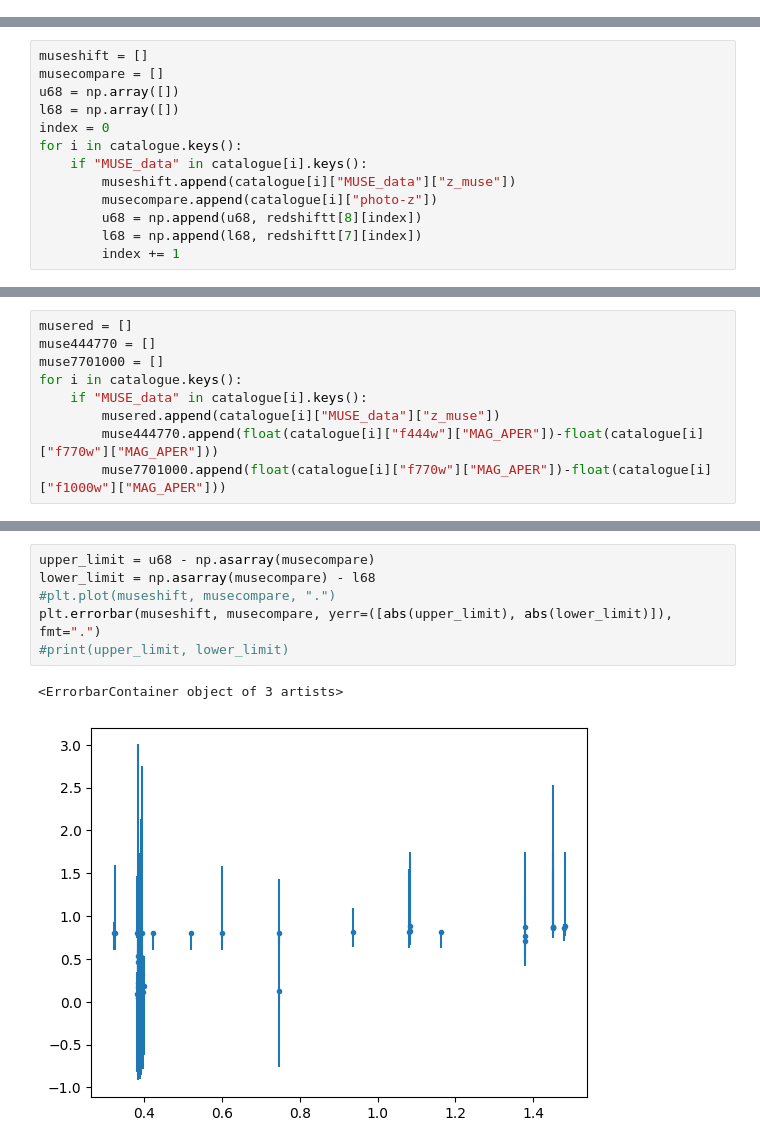
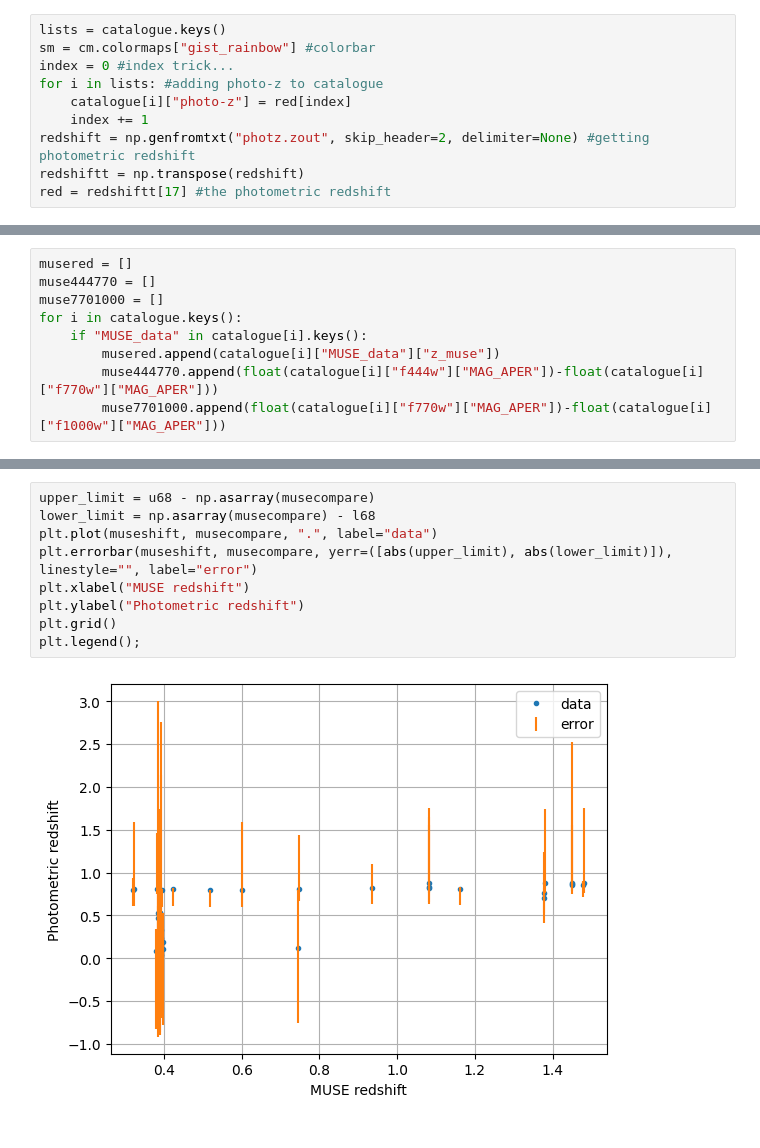
Before and after one commit to StellaWasTaken/1st-year-project, a Jupyter notebook: CSFG data results.ipynb, the cells around one changed output, grey strips where cells are left out. Drawn from its saved outputs; the diff is of its cells as text.

```diff
--- a/CSFG data results.ipynb
+++ b/CSFG data results.ipynb
@@ -33,0 +14,10 @@ M3 = np.asarray(MAG770)-np.asarray(MAG1000)
+# %%
+lists = catalogue.keys()
+sm = cm.colormaps["gist_rainbow"] #colorbar
+index = 0 #index trick...
+for i in lists: #adding photo-z to catalogue
+    catalogue[i]["photo-z"] = red[index]
+    index += 1
+redshift = np.genfromtxt("photz.zout", skip_header=2, delimiter=None) #getting photometric redshift
+redshiftt = np.transpose(redshift)
+red = redshiftt[17] #the photometric redshift
@@ -81,13 +94,0 @@ plt.ylim(-1, 2.1)
-# %%
-museshift = []
-musecompare = []
-u68 = np.array([])
-l68 = np.array([])
-index = 0
-for i in catalogue.keys():
-    if "MUSE_data" in catalogue[i].keys():
-        museshift.append(catalogue[i]["MUSE_data"]["z_muse"])
-        musecompare.append(catalogue[i]["photo-z"])
-        u68 = np.append(u68, redshiftt[8][index])
-        l68 = np.append(l68, redshiftt[7][index])
-        index += 1
@@ -151,9 +147,11 @@ plt.legend()
 # %%
 upper_limit = u68 - np.asarray(musecompare)
 lower_limit = np.asarray(musecompare) - l68
-#plt.plot(museshift, musecompare, ".")
-plt.errorbar(museshift, musecompare, yerr=([abs(upper_limit), abs(lower_limit)]), fmt=".")
-#print(upper_limit, lower_limit)
+plt.plot(museshift, musecompare, ".", label="data")
+plt.errorbar(museshift, musecompare, yerr=([abs(upper_limit), abs(lower_limit)]), linestyle="", label="error")
+plt.xlabel("MUSE redshift")
+plt.ylabel("Photometric redshift")
+plt.grid()
+plt.legend();
 # %% [output]
-<ErrorbarContainer object of 3 artists>
-[figure, old version]
+[figure, new version]
```
Also changed, not shown: parts of 13 cells of this notebook.
